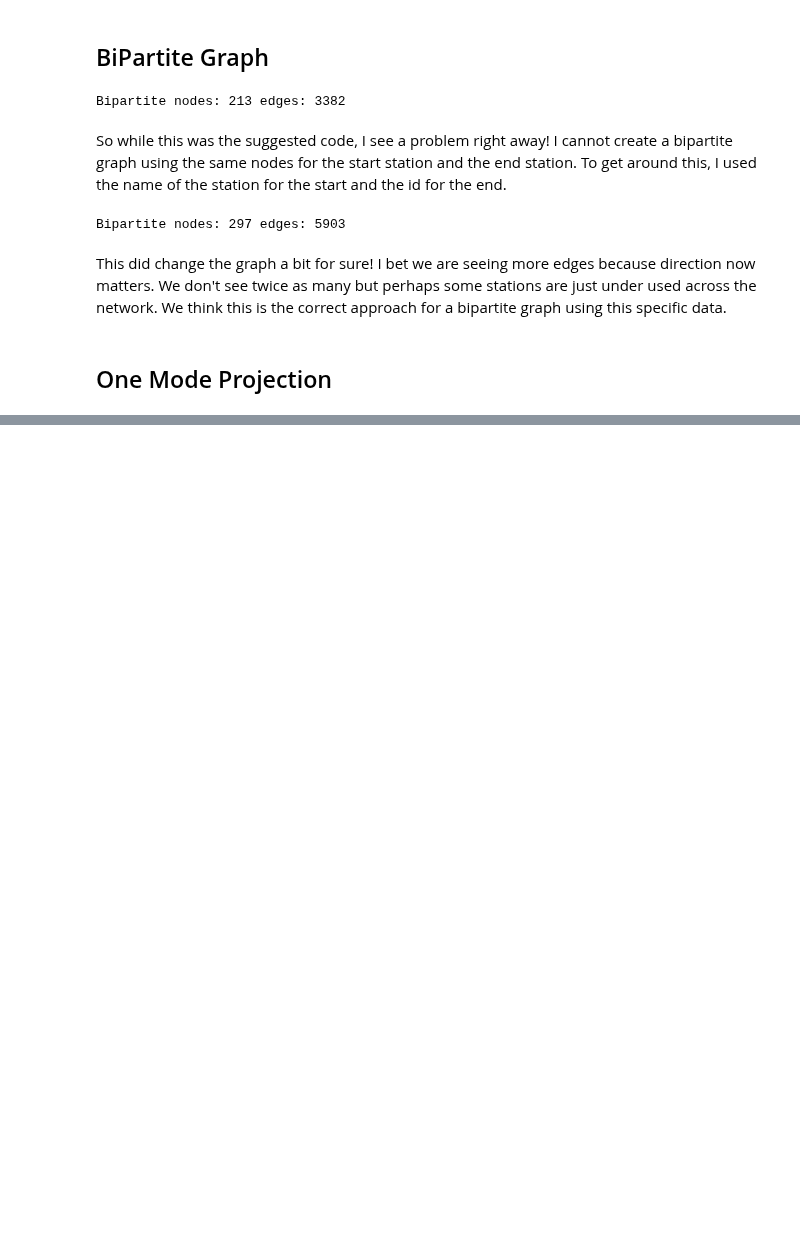
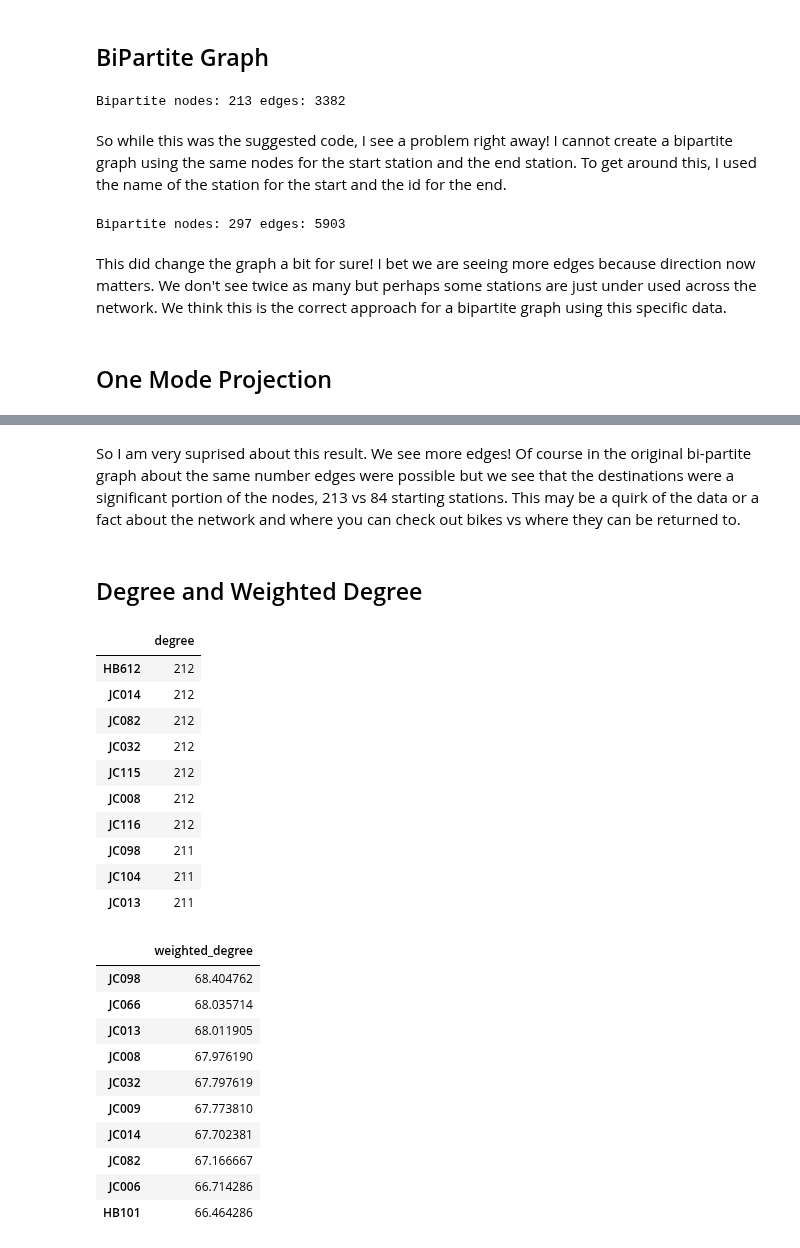
Before and after one commit to nurfnick/NetworkScience, a Jupyter notebook: HomeworkAssignments/Homework1.ipynb, the cells around one changed output, grey strips where cells are left out. Saved outputs shown, nothing was run; the diff lists cells and outputs as text; code cells hidden in the pictures; blank space fills up the shorter version.

```diff
--- a/HomeworkAssignments/Homework1.ipynb
+++ b/HomeworkAssignments/Homework1.ipynb
@@ -174,0 +158,39 @@ Projected G: 213 nodes / 14250 edges
+# %% [markdown]
+So I am very suprised about this result.  We see more edges!  Of course in the original bi-partite graph about the same number edges were possible but we see that the destinations were a significant portion of the nodes, 213 vs 84 starting stations.  This may be a quirk of the data or a fact about the network and where you can check out bikes vs where they can be returned to.
+# %% [markdown]
+## Degree and Weighted Degree
+# %%
+degree = dict(G.degree())
+weighted_degree = dict(G.degree(weight='weight'))
+
+degree_df = pd.DataFrame.from_dict(degree, orient='index', columns=['degree'])
+weighted_degree_df = pd.DataFrame.from_dict(weighted_degree, orient='index', columns=['weighted_degree'])
+
+degree_df = degree_df.sort_values(by='degree', ascending=False)
+weighted_degree_df = weighted_degree_df.sort_values(by='weighted_degree', ascending=False)
+
+display(degree_df.head(10))
+display(weighted_degree_df.head(10))
+# %% [output]
+|  | degree |
+| HB612 | 212 |
+| JC014 | 212 |
+| JC082 | 212 |
+| JC032 | 212 |
+| JC115 | 212 |
+| JC008 | 212 |
+| JC116 | 212 |
+| JC098 | 211 |
+| JC104 | 211 |
+| JC013 | 211 |
+|  | weighted_degree |
+| JC098 | 68.404762 |
+| JC066 | 68.035714 |
+| JC013 | 68.011905 |
+| JC008 | 67.976190 |
+| JC032 | 67.797619 |
+| JC009 | 67.773810 |
+| JC014 | 67.702381 |
+| JC082 | 67.166667 |
+| JC006 | 66.714286 |
+| HB101 | 66.464286 |
```
Also changed, not shown: parts of 7 cells of this notebook.
